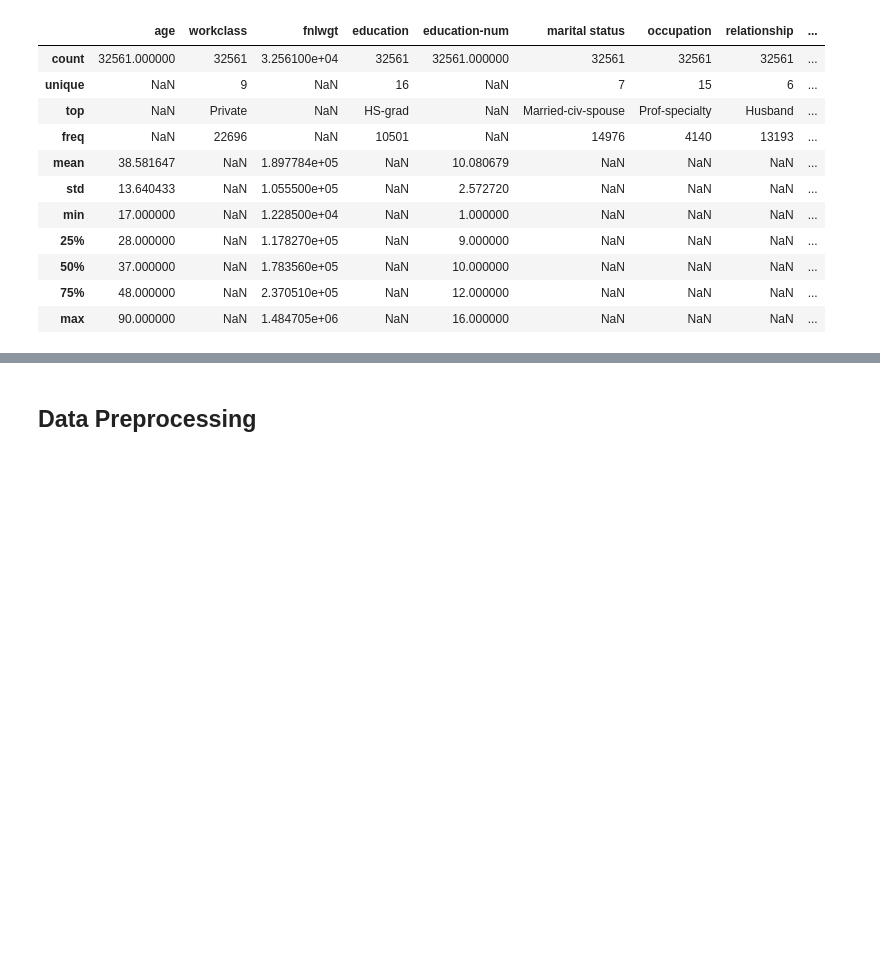
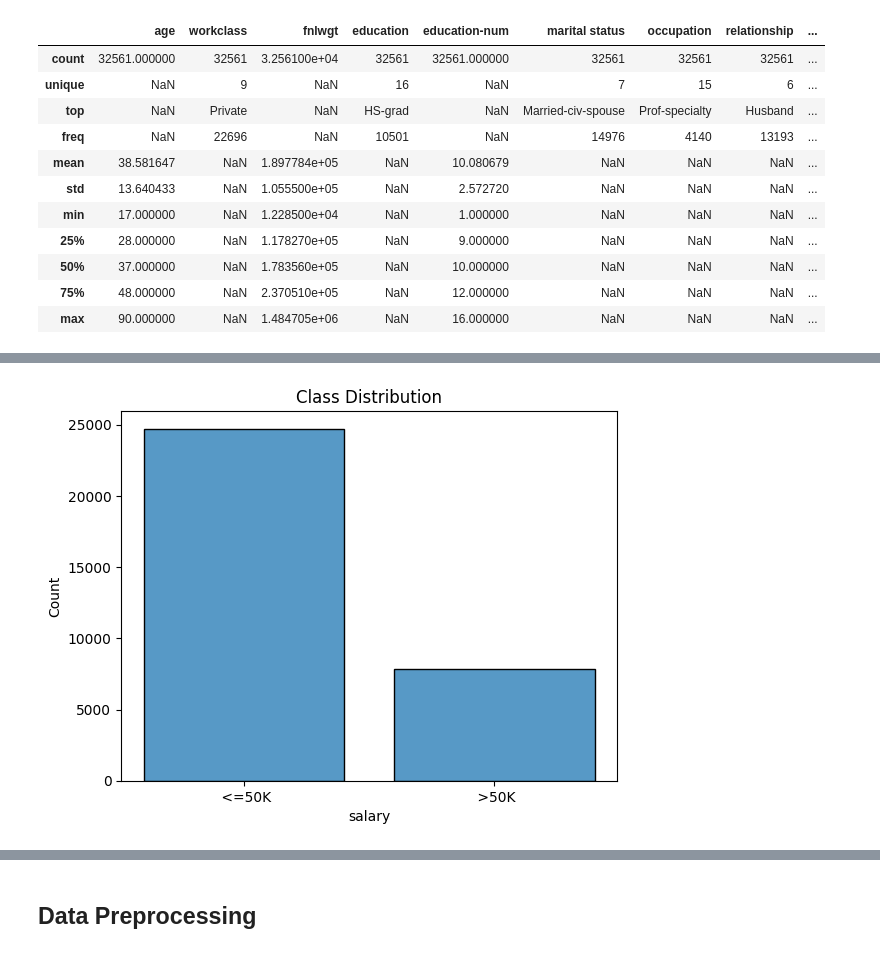
Before and after one commit to 9vek/IN6227-Assignment-1.2, a Jupyter notebook: compare-knn-dt.ipynb, the cells around one changed output, grey strips where cells are left out. Drawn from its saved outputs; the diff is of its cells as text; code cells hidden in the pictures; blank space fills up the shorter version.

```diff
--- a/compare-knn-dt.ipynb
+++ b/compare-knn-dt.ipynb
@@ -53,0 +109,5 @@ imported test set size: 16281
+# %%
+sns.histplot(train_set['salary'], shrink=0.8).set_title("Class Distribution")
+plt.show()
+# %% [output]
+[figure, added]
```
Also changed, not shown: parts of 11 cells of this notebook.
